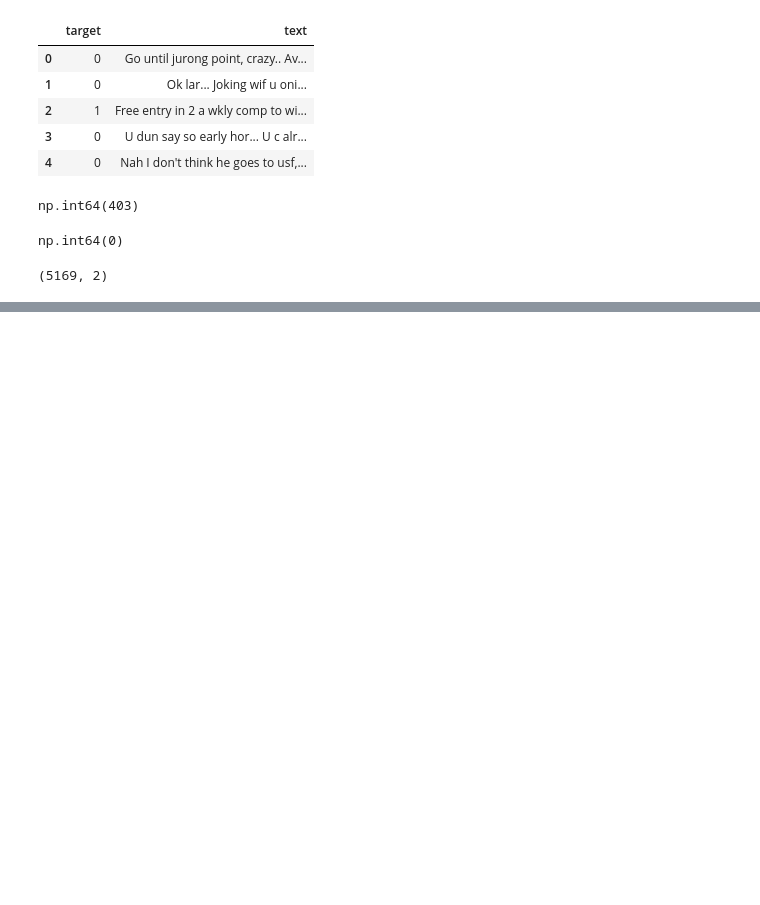
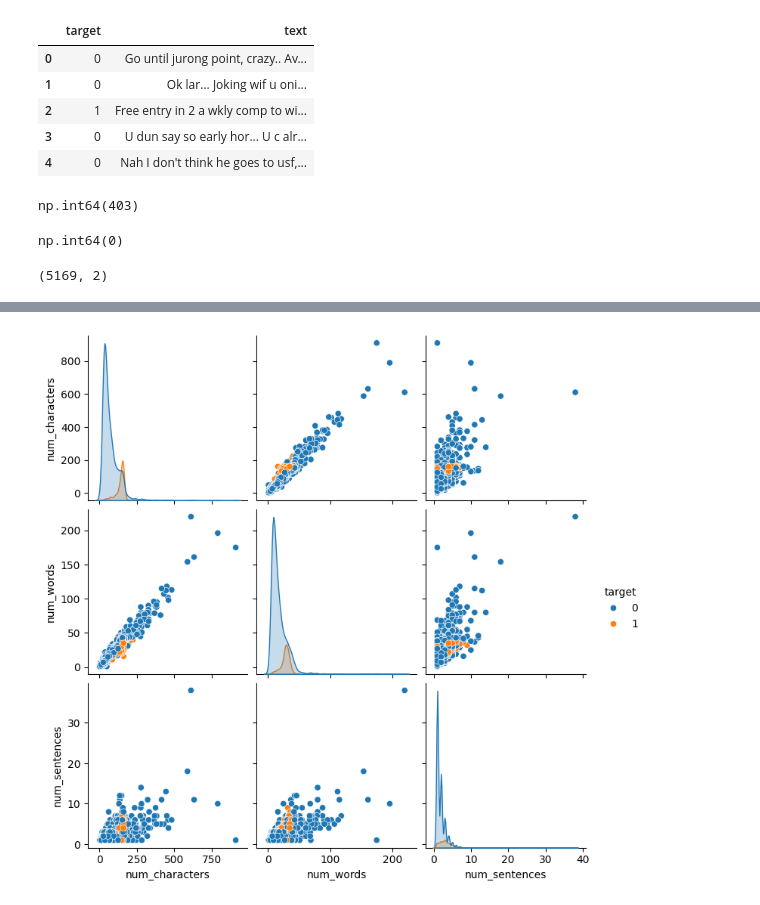
Before and after one commit to Binuda-Dewhan/SMS-Classifier-, a Jupyter notebook: notebook/Model training.ipynb, the cells around one changed output, grey strips where cells are left out. Saved outputs shown, nothing was run; the diff lists cells and outputs as text; code cells hidden in the pictures; blank space fills up the shorter version.

```diff
--- a/notebook/Model training.ipynb
+++ b/notebook/Model training.ipynb
@@ -115,0 +263,6 @@ df.shape
+# %%
+# create pairplot to compare the features
+sns.pairplot(df, hue='target', vars=['num_characters', 'num_words', 'num_sentences'])
+plt.show()
+# %% [output]
+[figure, added]
```
Also changed, not shown: parts of 35 cells of this notebook, 1 other file.
